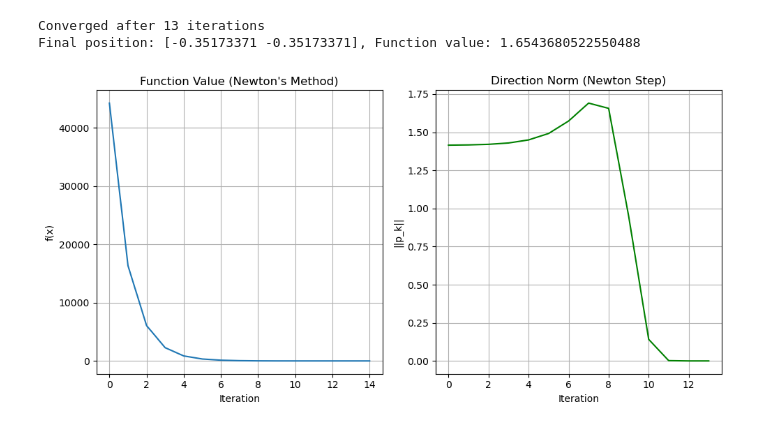
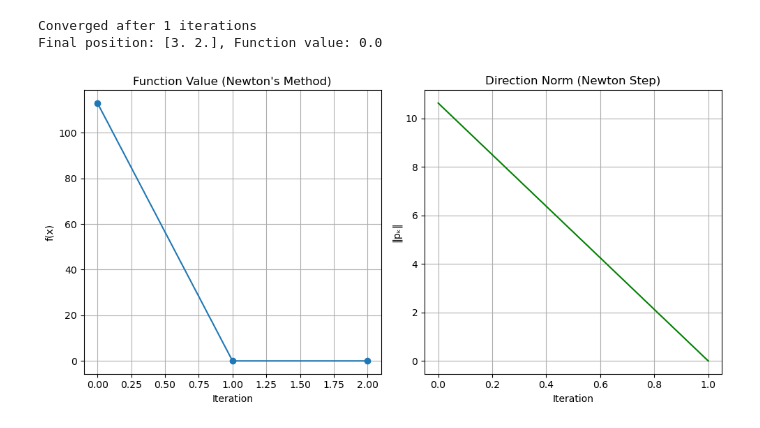
Before and after one commit to Devang420/Summer-Project, a Jupyter notebook: newtons.ipynb, the cells around one changed output. Saved outputs shown, nothing was run; the diff lists cells and outputs as text; code cells hidden in the pictures.

```diff
--- a/newtons.ipynb
+++ b/newtons.ipynb
@@ -104,29 +88,32 @@ def newtons_method(f, grad_f, hessian_f, x_init, tolerance=1e-7, max_iter=1000):
     print(f"Converged after {_ + 1} iterations")
     print(f"Final position: {x}, Function value: {f(x)}")
     return f_values, grad_norms, direction_norms
-# %%
-x_init = np.array([10, 10])
-f_vals, grad_norms, direction_norms = newtons_method(f, grad_f, hess_f, x_init)
-# %% [output]
-Converged after 13 iterations
-Final position: [-0.35173371 -0.35173371], Function value: 1.6543680522550488
-# %%
-fig, axs = plt.subplots(1, 2, figsize=(10, 5))
-
-axs[0].plot(f_vals)
-axs[0].set_title("Function Value (Newton's Method)")
-axs[0].set_xlabel("Iteration")
-axs[0].set_ylabel("f(x)")
-axs[0].grid(True)
-
-
-axs[1].plot(direction_norms, color='green')
-axs[1].set_title("Direction Norm (Newton Step)")
-axs[1].set_xlabel("Iteration")
-axs[1].set_ylabel("||p_k||")
-axs[1].grid(True)
-
-plt.tight_layout()
-plt.show()
-# %% [output]
-[figure, removed]
+# %%
+
+def plot_newton_convergence(f_vals, direction_norms):
+    fig, axs = plt.subplots(1, 2, figsize=(10, 5))
+
+    # Function value plot
+    axs[0].plot(f_vals, marker='o')
+    axs[0].set_title("Function Value (Newton's Method)")
+    axs[0].set_xlabel("Iteration")
+    axs[0].set_ylabel("f(x)")
+    axs[0].grid(True)
+
+    # Direction norm plot
+    axs[1].plot(direction_norms, color='green')
+    axs[1].set_title("Direction Norm (Newton Step)")
+    axs[1].set_xlabel("Iteration")
+    axs[1].set_ylabel("‖pₖ‖")
+    axs[1].grid(True)
+
+    plt.tight_layout()
+    plt.show()
+# %%
+x0 = np.array([10, 10])
+f_vals, grad_norms, step_norms = newtons_method(f1, grad_f1, hess_f1, x0)
+plot_newton_convergence(f_vals, step_norms)
+# %% [output]
+Converged after 1 iterations
+Final position: [3. 2.], Function value: 0.0
+[figure, added]
```
Also changed, not shown: parts of 10 cells of this notebook, 4 other files.
